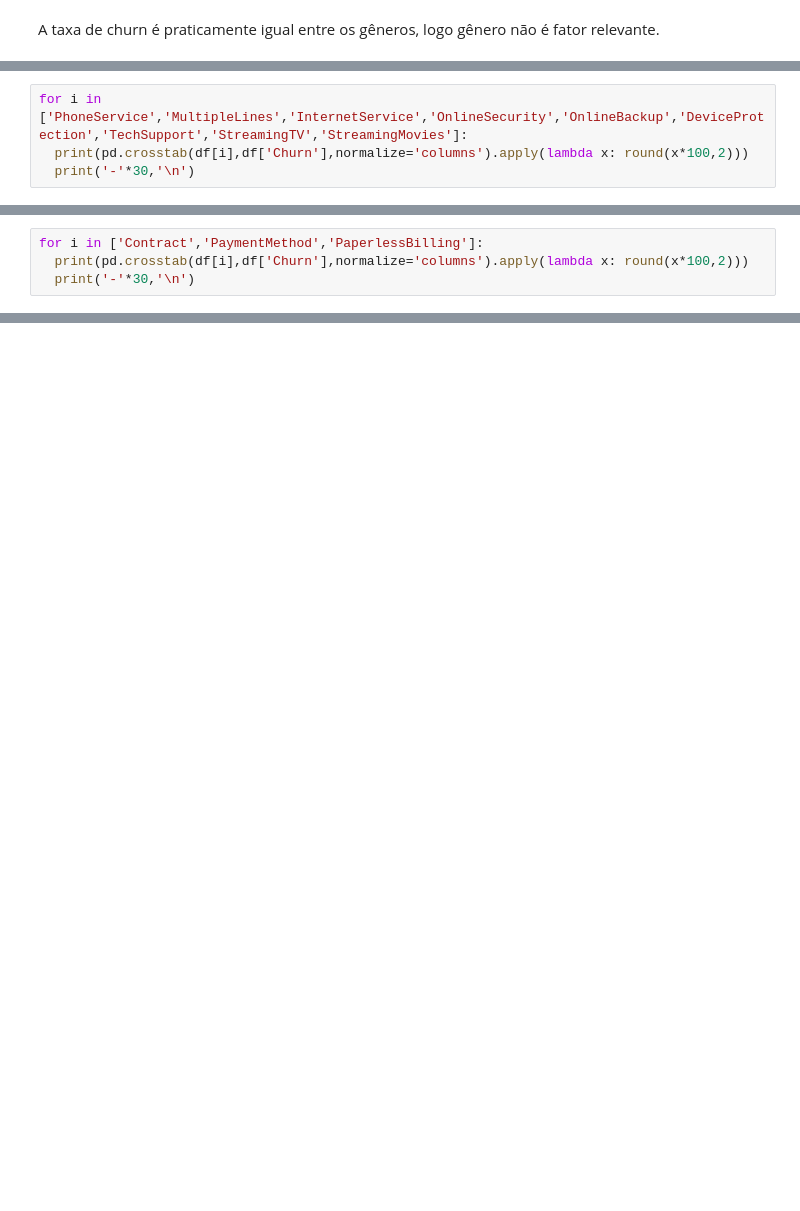
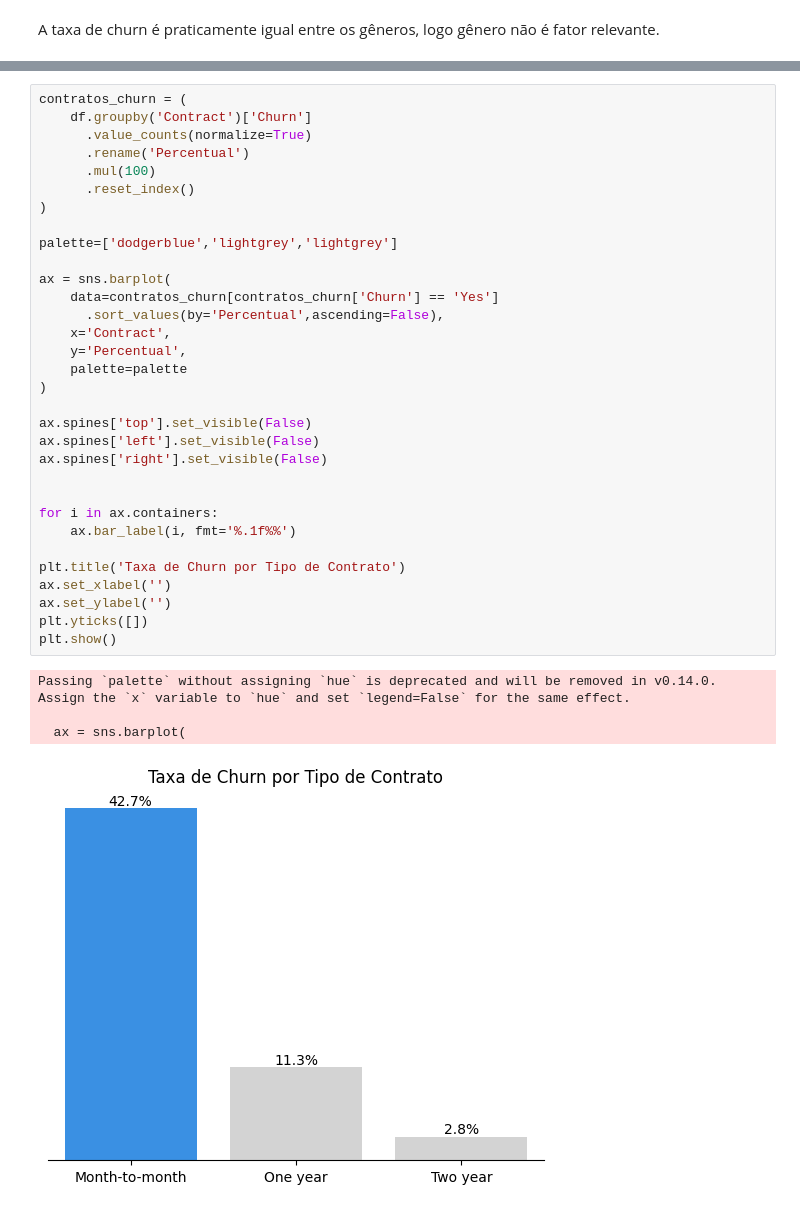
Before and after one commit to MiguelLuan/TelecomX_BR, a Jupyter notebook: TelecomX_BR.ipynb, the cells around one changed output, grey strips where cells are left out. Drawn from its saved outputs; the diff is of its cells as text; blank space fills up the shorter version.

```diff
--- a/TelecomX_BR.ipynb
+++ b/TelecomX_BR.ipynb
@@ -267,4 +265,0 @@ Clientes que não possui dependentes tende a ter uma taxa de churn significativa
-# %%
-for i in ['PhoneService','MultipleLines','InternetService','OnlineSecurity','OnlineBackup','DeviceProtection','TechSupport','StreamingTV','StreamingMovies']:
-  print(pd.crosstab(df[i],df['Churn'],normalize='columns').apply(lambda x: round(x*100,2)))
-  print('-'*30,'\n')
@@ -289,4 +265,0 @@ Yes                  37.05  43.77
-# %%
-for i in ['Contract','PaymentMethod','PaperlessBilling']:
-  print(pd.crosstab(df[i],df['Churn'],normalize='columns').apply(lambda x: round(x*100,2)))
-  print('-'*30,'\n')
@@ -329,0 +450,37 @@ Criar estratégias de retenção nos primeiros meses de contrato.
+# %%
+contratos_churn = (
+    df.groupby('Contract')['Churn']
+      .value_counts(normalize=True)
+      .rename('Percentual')
+      .mul(100)
+      .reset_index()
+)
+
+palette=['dodgerblue','lightgrey','lightgrey']
+
+ax = sns.barplot(
+    data=contratos_churn[contratos_churn['Churn'] == 'Yes']
+      .sort_values(by='Percentual',ascending=False),
+    x='Contract',
+    y='Percentual',
+    palette=palette
+)
+
+ax.spines['top'].set_visible(False)
+ax.spines['left'].set_visible(False)
+ax.spines['right'].set_visible(False)
+
+
+for i in ax.containers:
+    ax.bar_label(i, fmt='%.1f%%')
+
+plt.title('Taxa de Churn por Tipo de Contrato')
+ax.set_xlabel('')
+ax.set_ylabel('')
+plt.yticks([])
+plt.show()
+# %% [output]
+Passing `palette` without assigning `hue` is deprecated and will be removed in v0.14.0. Assign the `x` variable to `hue` and set `legend=False` for the same effect.
+
+  ax = sns.barplot(
+[figure, added]
```
Also changed, not shown: parts of 118 cells of this notebook.
